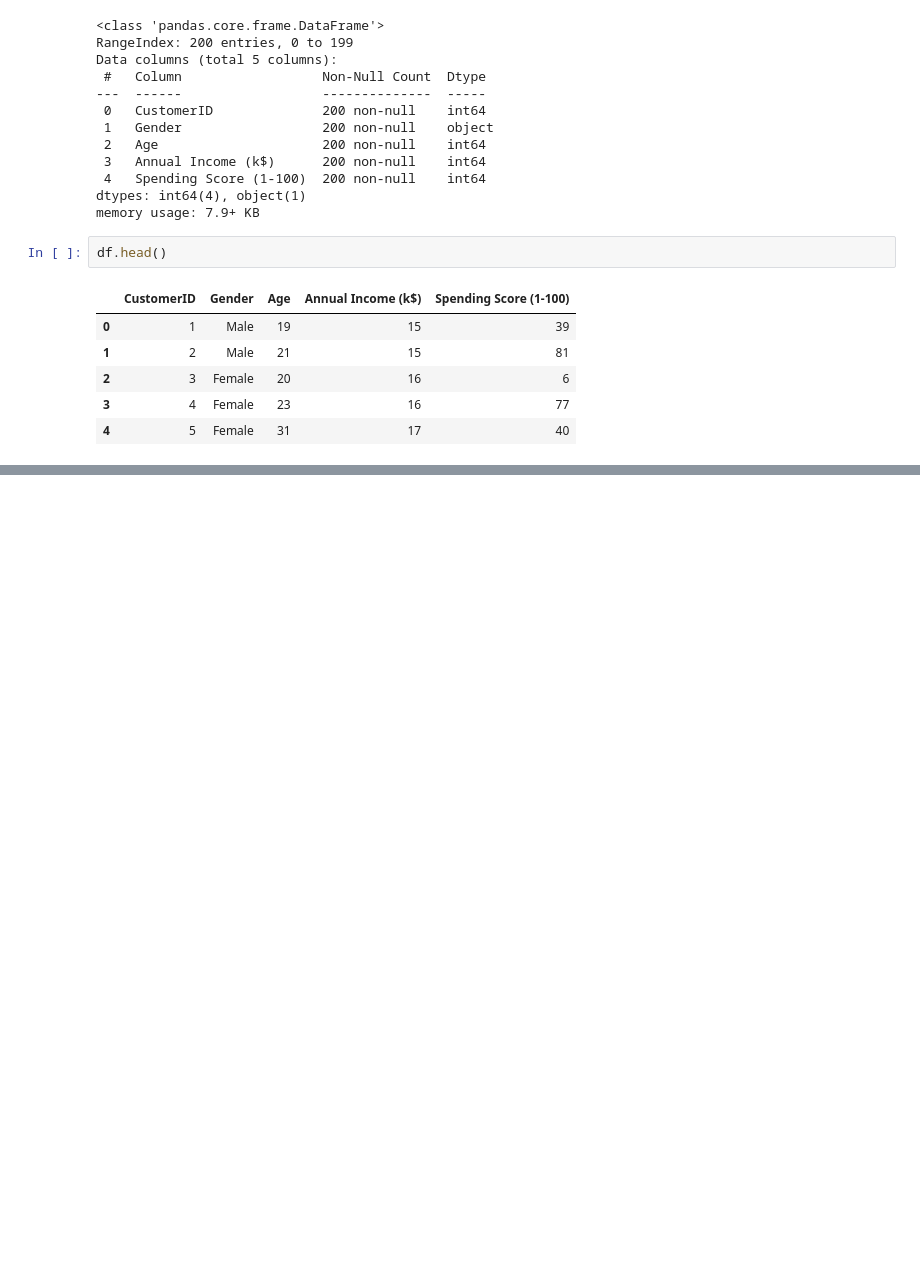
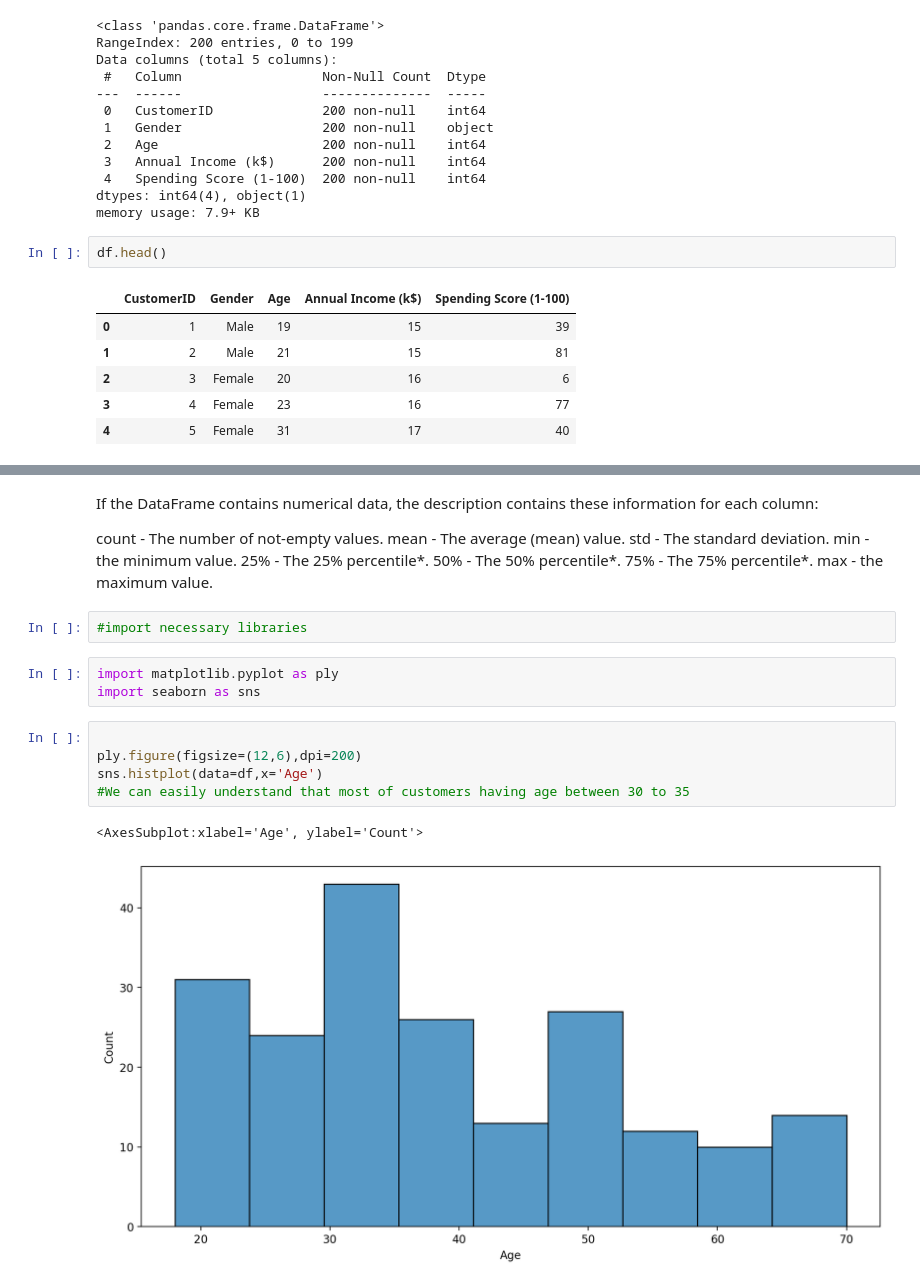
Before and after one commit to josmyrose/Unsupervised-Learning, a Jupyter notebook: kmean-customer-segmentation.ipynb, the cells around one changed output, grey strips where cells are left out. Cells and saved outputs as stored; diff of their text form; blank space fills up the shorter version.

Commit message:
Kaggle Notebook | Kmean-customer segmentation | Version 2

```diff
--- a/kmean-customer-segmentation.ipynb
+++ b/kmean-customer-segmentation.ipynb
@@ -49,0 +67,24 @@ df.head()
+# %% [markdown]
+If the DataFrame contains numerical data, the description contains these information for each column:
+
+count - The number of not-empty values.
+mean - The average (mean) value.
+std - The standard deviation.
+min - the minimum value.
+25% - The 25% percentile*.
+50% - The 50% percentile*.
+75% - The 75% percentile*.
+max - the maximum value.
+# %%
+#import necessary libraries
+# %%
+import matplotlib.pyplot as ply
+import seaborn as sns
+# %%
+
+ply.figure(figsize=(12,6),dpi=200)
+sns.histplot(data=df,x='Age')
+#We can easily understand that most of customers having age between 30 to 35
+# %% [output]
+<AxesSubplot:xlabel='Age', ylabel='Count'>
+[figure, added]
```
Also changed, not shown: parts of 7 cells of this notebook.
